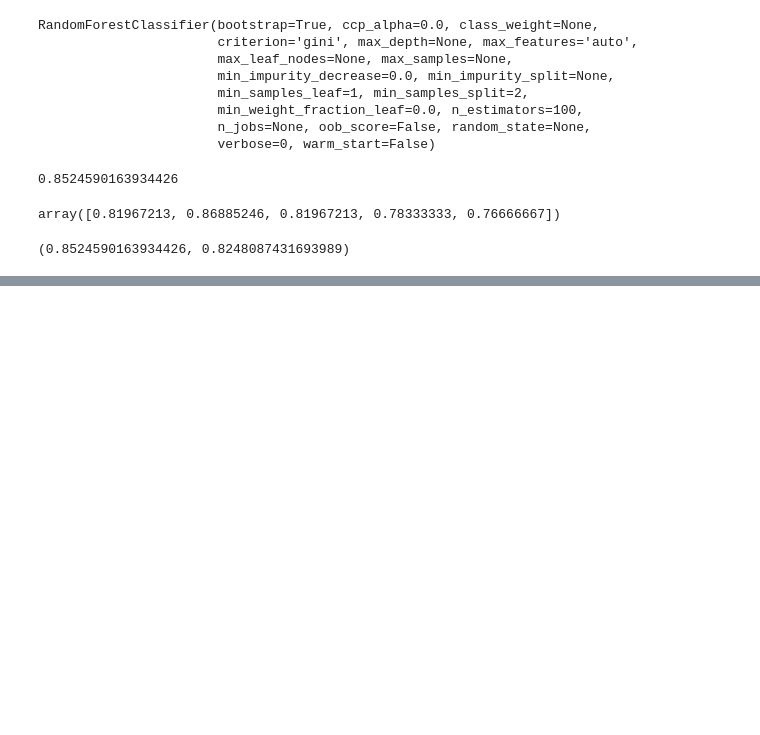
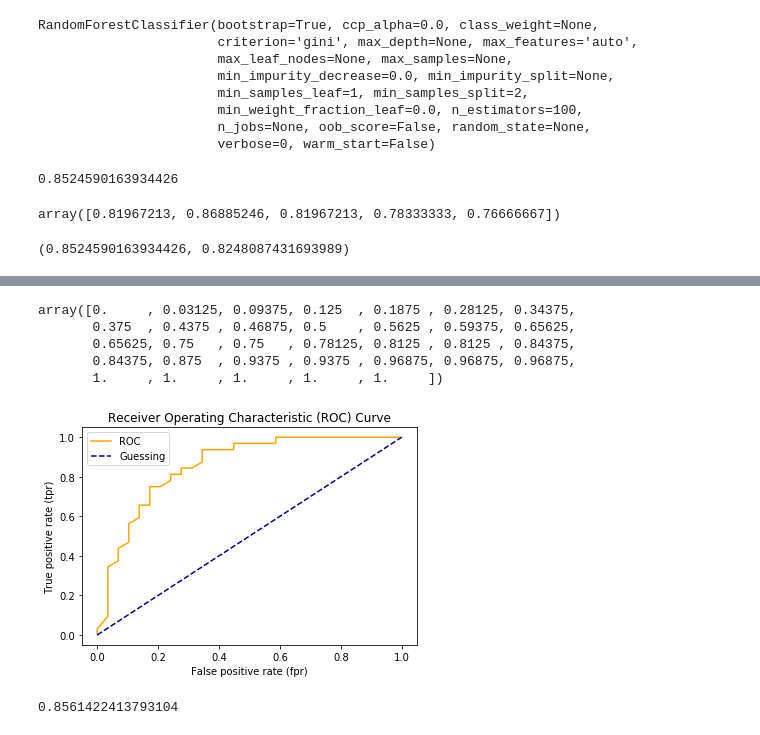
Before and after one commit to d3adb33/DataScience, a Jupyter notebook: SciKit Learn Introduction.ipynb, the cells around one changed output, grey strips where cells are left out. Drawn from its saved outputs; the diff is of its cells as text; code cells hidden in the pictures; blank space fills up the shorter version.

```diff
--- a/SciKit Learn Introduction.ipynb
+++ b/SciKit Learn Introduction.ipynb
@@ -1089,0 +1130,13 @@ array([0.81967213, 0.8852459 , 0.83606557, 0.81666667, 0.76666667])
+# %%
+# create x_test and the whole rest of stuff. ....
+x_train, x_test, y_train, y_test = train_test_split(x, y, test_size=0.2)
+# %%
+from sklearn.metrics import roc_curve
+
+# fitting the classifier
+clf.fit(x_train, y_train)
+
+# make predictions with probabilities
+y_probs = clf.predict_proba(x_test)
+
+y_probs[:10]
@@ -1089,0 +1154,3 @@ array([0.81967213, 0.8852459 , 0.83606557, 0.81666667, 0.76666667])
+# %%
+y_probs_positive = y_probs[:,1]
+y_probs_positive[:10]
@@ -1089,0 +1159,6 @@ array([0.81967213, 0.8852459 , 0.83606557, 0.81666667, 0.76666667])
+# %%
+# calculate fpr, tpr and thresholds
+fpr, tpr, thresholds = roc_curve(y_test, y_probs_positive)
+
+# check the false positives rates
+fpr
@@ -1089,0 +1173,38 @@ array([0.81967213, 0.8852459 , 0.83606557, 0.81666667, 0.76666667])
+# %%
+tpr
+# %% [output]
+array([0.     , 0.03125, 0.09375, 0.125  , 0.1875 , 0.28125, 0.34375,
+       0.375  , 0.4375 , 0.46875, 0.5    , 0.5625 , 0.59375, 0.65625,
+       0.65625, 0.75   , 0.75   , 0.78125, 0.8125 , 0.8125 , 0.84375,
+       0.84375, 0.875  , 0.9375 , 0.9375 , 0.96875, 0.96875, 0.96875,
+       1.     , 1.     , 1.     , 1.     , 1.     ])
+# %%
+# plotting to see it better as in arrays - in a function for plotting ROC curves
+import matplotlib.pyplot as plt
+
+def plot_roc_curve(fpr, tpr):
+    """
+
+    Plots a ROC curve given the false and negative positive rates (fpr and tpr)
+    """
+    # plotting
+    plt.plot(fpr, tpr, color="orange", label="ROC")
+    # plot line with no predictive power (baseline)
+    plt.plot([0, 1], [0, 1], color="darkblue", linestyle="--", label="Guessing")
+
+    # customize the plot
+    plt.xlabel("False positive rate (fpr)")
+    plt.ylabel("True positive rate (tpr)")
+    plt.title("Receiver Operating Characteristic (ROC) Curve")
+    plt.legend()
+    plt.show()
+
+plot_roc_curve(fpr, tpr)
+# %% [output]
+[figure, added]
+# %%
+from sklearn.metrics import roc_auc_score
+
+roc_auc_score(y_test, y_probs_positive)
+# %% [output]
+0.8561422413793104
```
Also changed, not shown: parts of 26 cells of this notebook.
